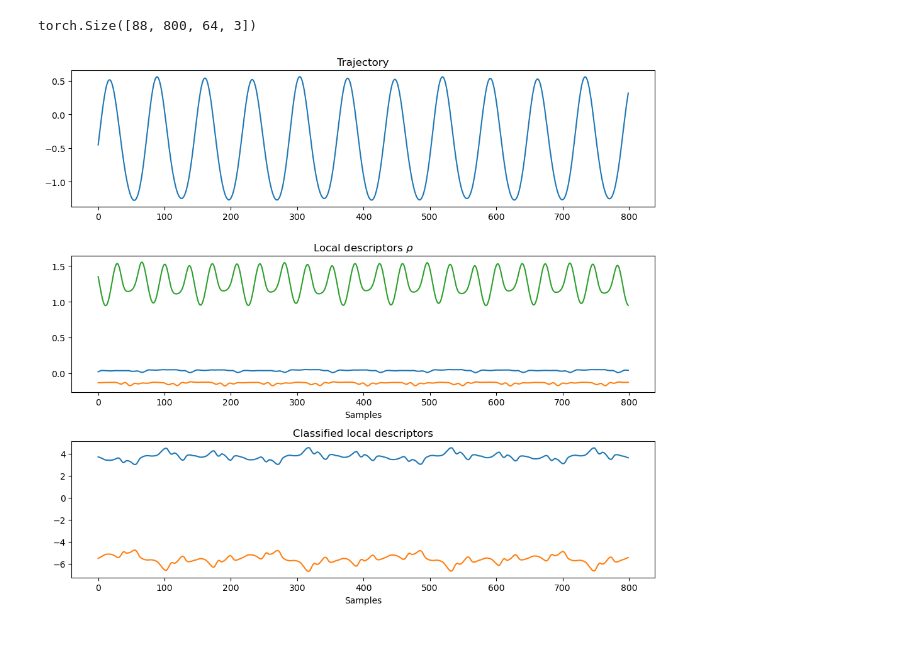
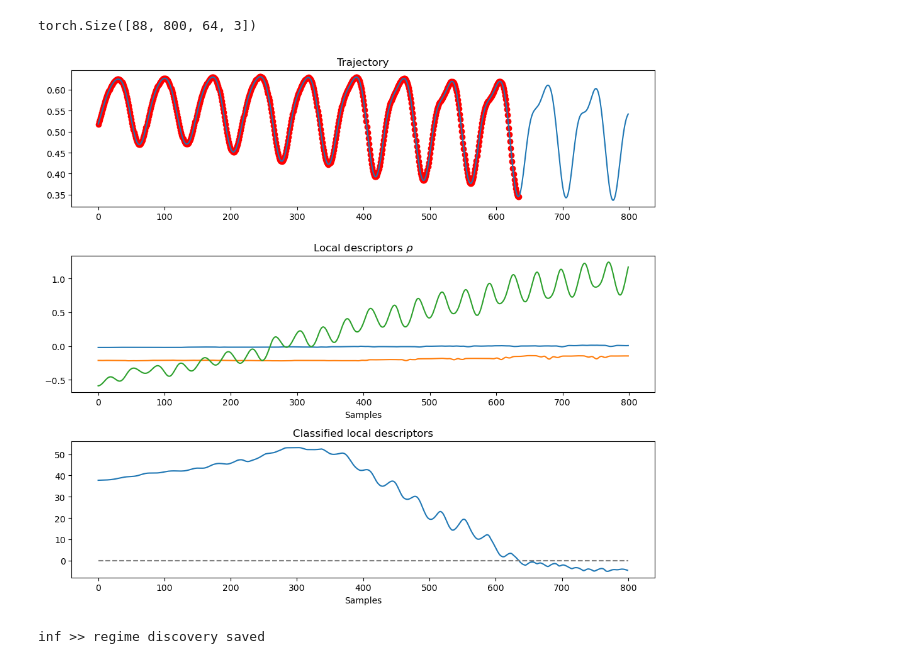
Before and after one commit to maalberg/kind, a Jupyter notebook: examples/regimes/cavity_hopf/02_regime_discover.ipynb, the cells around one changed output. Drawn from its saved outputs; the diff is of its cells as text; code cells hidden in the pictures.

Commit message:
run regimes examples and save data for acc2027 paper

```diff
--- a/examples/regimes/cavity_hopf/02_regime_discover.ipynb
+++ b/examples/regimes/cavity_hopf/02_regime_discover.ipynb
@@ -394,7 +395,7 @@ print(descs.shape)
 torch.Size([88, 800, 64, 3])
 # %%
 
-jtraj = 64
+jtraj = 51
 window = descs[jtraj]
 classes = []
 for w in window:
@@ -406,33 +407,88 @@ classes = classes.detach().cpu().numpy()
 # --! display classification results --!
 
 plt.figure(figsize=(10,9))
 
-x = backs[jtraj][:, -1, 1]
+x = backs[jtraj][:, -1, 0]
 x = x[desc_window_nsample:-desc_window_nsample]
 x = x[class_window_nsample:-class_window_nsample]
 
 t = np.arange(len(x))
 i = classes[:, 0] < classes[:, 1]
 plt.subplot(3,1,1)
 plt.title('Trajectory')
 plt.plot(x)
 plt.scatter(t[i], x[t[i]], color='red')
 
 x = window[:, class_window_nsample - 1]
 t = np.arange(len(window))
 i_exc = classes[:, 0] < classes[:, 1]
 
 plt.subplot(3,1,2)
 plt.title('Local descriptors $\\rho$')
 plt.plot(x)
 plt.xlabel('Samples')
 
 plt.subplot(3,1,3)
 plt.title('Classified local descriptors')
-plt.plot(classes)
+plt.plot(classes[:, 1] - classes[:, 0])
+plt.plot([0, 800],[0, 0], linestyle='dashed', color='gray')
 plt.xlabel('Samples')
 
 plt.tight_layout()
 plt.show()
 # %% [output]
-[figure, old version]
+[figure, new version]
+# %%
+# --! save data --!
+
+datasaved = True
+
+if datasaved:
+    traj_i0 = 0
+    traj_i1 = 800
+
+    traj = backs[jtraj][:, -1, 0]
+    traj = traj[desc_window_nsample:-desc_window_nsample]
+    traj = traj[class_window_nsample:-class_window_nsample]
+    traj = traj[traj_i0:traj_i1]
+
+    t = torch.arange(len(traj))
+    i_exc = classes[traj_i0:traj_i1, 0] < classes[traj_i0:traj_i1, 1]
+    lbls = traj[t[i_exc]]
+    i_lbls = t[i_exc]
+
+    lbls = torch.unsqueeze(lbls, 0)
+    lbls = torch.unsqueeze(lbls, -1)
+    i_lbls = torch.unsqueeze(i_lbls, 0)
+    i_lbls = torch.unsqueeze(i_lbls, -1)
+
+    snat = torch.cat([
+        denormalize_standard(
+            d, mean, std) for d, mean, std in zip(torch.split(descs, 1, dim=-1), descs_mean, descs_std)], dim=-1)
+    snat = snat.reshape(ntraj, -1, snat.shape[-2], snat.shape[-1])
+    snat = snat[jtraj]
+    snat = snat[traj_i0:traj_i1, class_window_nsample - 1]
+
+    clss = classes[:, 1] - classes[:, 0]
+    clss = clss[traj_i0:traj_i1]
+
+    traj = torch.unsqueeze(traj,  0)
+    traj = torch.unsqueeze(traj, -1)
+    snat = torch.unsqueeze(snat, 0)
+    clss = np.expand_dims(clss, 0)
+    clss = np.expand_dims(clss, -1)
+
+    step = torch.arange(traj.shape[1]).reshape(1, -1, 1)
+    savedata = np.concatenate([
+        step,
+        traj, snat, clss], axis=2)
+    util_data.write_datafile(f'{result_dir}/hopf_curves', savedata, delim=' ')
+
+    savedata = np.concatenate([
+        i_lbls,
+        lbls], axis=2)
+    util_data.write_datafile(f'{result_dir}/hopf_labels', savedata, delim=' ')
+
+    print(f'inf >> regime discovery saved')
+# %% [output]
+inf >> regime discovery saved
```
Also changed, not shown: parts of 1 cell of this notebook, 3 other files.
